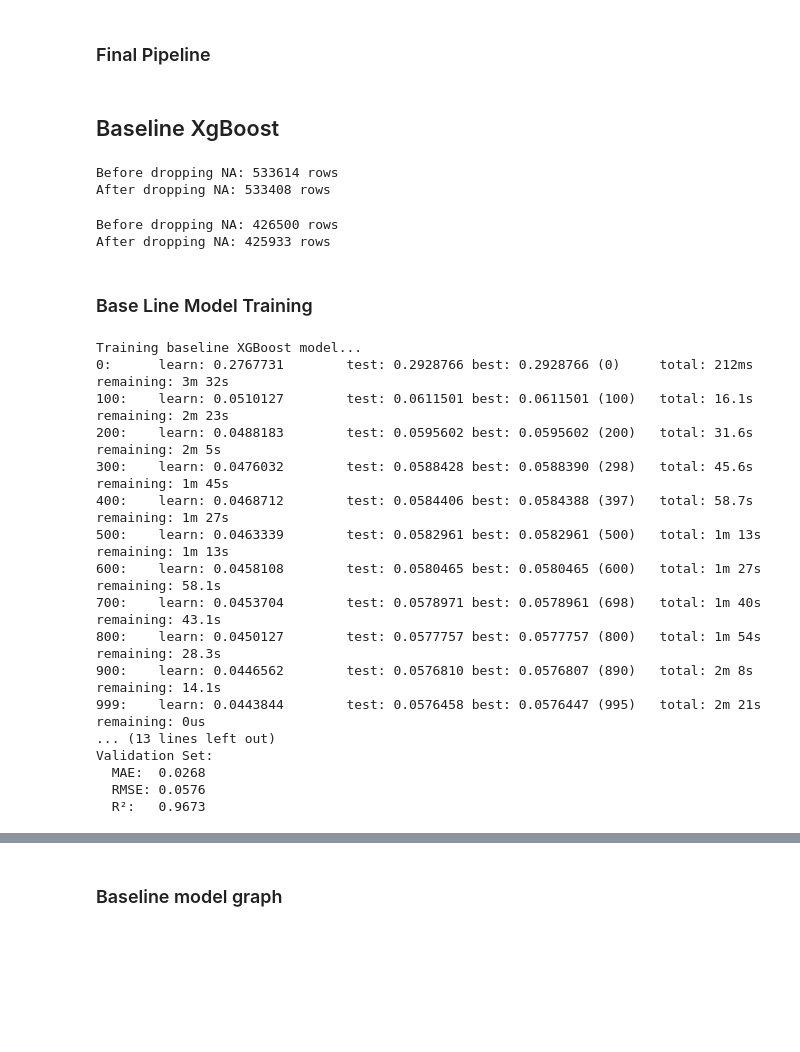
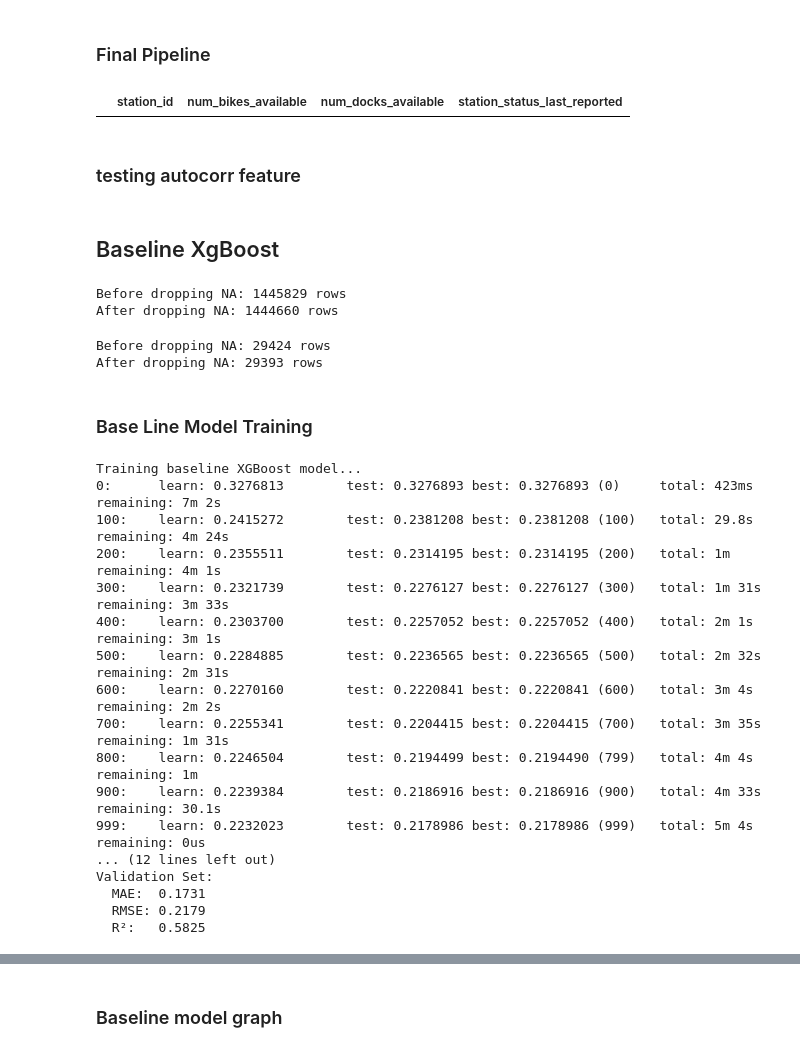
Before and after one commit to tristange123/citi_bike_project, a Jupyter notebook: Python_Backend/model_testing.ipynb, the cells around one changed output, grey strips where cells are left out. Drawn from its saved outputs; the diff is of its cells as text; code cells hidden in the pictures; blank space fills up the shorter version.

```diff
--- a/Python_Backend/model_testing.ipynb
+++ b/Python_Backend/model_testing.ipynb
@@ -82,3 +103,10 @@ def process_file(csv_file):
 
 
     return df
+# %%
+og = pd.read_csv('small_train_set.csv')
+og[og['station_id'] == 4537]
+# %% [output]
+|  | station_id | num_bikes_available | num_docks_available | station_status_last_reported |
+# %% [markdown]
+### testing autocorr feature
@@ -91,23 +126,23 @@ from sklearn.model_selection import TimeSeriesSplit
 from sklearn.metrics import mean_absolute_error, mean_squared_error, r2_score
 from catboost import CatBoostRegressor
 # %%
-df = process_file('medium_train_set.csv')
+df = process_file('mediumset_14thstbelow.csv')
 feature_columns = ['shortname', 'Month', 'Day', 'Hour',
-                   'IsWeekend', 'IsHoliday', 'IsNonWorkingDay', 'lat', 'lon', 'prev_percentage', 'time_since_last_lag', 'IsRushHour']
+                   'IsWeekend', 'IsHoliday', 'IsNonWorkingDay', 'lat', 'lon', 'IsRushHour','minute']
 
 
 X_train = df[feature_columns]
 y_train = df['percentage_available']
 # %% [output]
-Before dropping NA: 533614 rows
-After dropping NA: 533408 rows
+Before dropping NA: 1445829 rows
+After dropping NA: 1444660 rows
 # %%
-val_dataset = process_file('medium_crossval_set.csv')
+val_dataset = process_file('valset_14thstbelow.csv')
 X_val = val_dataset[feature_columns]
 y_val = val_dataset['percentage_available']
 # %% [output]
-Before dropping NA: 426500 rows
-After dropping NA: 425933 rows
+Before dropping NA: 29424 rows
+After dropping NA: 29393 rows
 # %% [markdown]
 ### Base Line Model Training
 # %%
@@ -125,7 +160,7 @@ baseline_model = CatBoostRegressor(
     verbose=100
 )
 
-baseline_model.fit(X_train, y_train, cat_features=['shortname'], eval_set=(X_val, y_val))
+baseline_model.fit(X_train, y_train, cat_features=['shortname', 'Month','Day'], eval_set=(X_val, y_val))
 
 y_train_pred = baseline_model.predict(X_train)
 y_val_pred = baseline_model.predict(X_val)
@@ -150,19 +185,19 @@ print(f"  RMSE: {val_rmse:.4f}")
 print(f"  R²:   {val_r2:.4f}")
 # %% [output]
 Training baseline XGBoost model...
-0:      learn: 0.2767731        test: 0.2928766 best: 0.2928766 (0)     total: 212ms    remaining: 3m 32s
-100:    learn: 0.0510127        test: 0.0611501 best: 0.0611501 (100)   total: 16.1s    remaining: 2m 23s
-200:    learn: 0.0488183        test: 0.0595602 best: 0.0595602 (200)   total: 31.6s    remaining: 2m 5s
-300:    learn: 0.0476032        test: 0.0588428 best: 0.0588390 (298)   total: 45.6s    remaining: 1m 45s
-400:    learn: 0.0468712        test: 0.0584406 best: 0.0584388 (397)   total: 58.7s    remaining: 1m 27s
-500:    learn: 0.0463339        test: 0.0582961 best: 0.0582961 (500)   total: 1m 13s   remaining: 1m 13s
-600:    learn: 0.0458108        test: 0.0580465 best: 0.0580465 (600)   total: 1m 27s   remaining: 58.1s
-700:    learn: 0.0453704        test: 0.0578971 best: 0.0578961 (698)   total: 1m 40s   remaining: 43.1s
-800:    learn: 0.0450127        test: 0.0577757 best: 0.0577757 (800)   total: 1m 54s   remaining: 28.3s
-900:    learn: 0.0446562        test: 0.0576810 best: 0.0576807 (890)   total: 2m 8s    remaining: 14.1s
-999:    learn: 0.0443844        test: 0.0576458 best: 0.0576447 (995)   total: 2m 21s   remaining: 0us
-... (13 lines left out)
+0:      learn: 0.3276813        test: 0.3276893 best: 0.3276893 (0)     total: 423ms    remaining: 7m 2s
+100:    learn: 0.2415272        test: 0.2381208 best: 0.2381208 (100)   total: 29.8s    remaining: 4m 24s
+200:    learn: 0.2355511        test: 0.2314195 best: 0.2314195 (200)   total: 1m       remaining: 4m 1s
+300:    learn: 0.2321739        test: 0.2276127 best: 0.2276127 (300)   total: 1m 31s   remaining: 3m 33s
+400:    learn: 0.2303700        test: 0.2257052 best: 0.2257052 (400)   total: 2m 1s    remaining: 3m 1s
+500:    learn: 0.2284885        test: 0.2236565 best: 0.2236565 (500)   total: 2m 32s   remaining: 2m 31s
+600:    learn: 0.2270160        test: 0.2220841 best: 0.2220841 (600)   total: 3m 4s    remaining: 2m 2s
+700:    learn: 0.2255341        test: 0.2204415 best: 0.2204415 (700)   total: 3m 35s   remaining: 1m 31s
+800:    learn: 0.2246504        test: 0.2194499 best: 0.2194490 (799)   total: 4m 4s    remaining: 1m
+900:    learn: 0.2239384        test: 0.2186916 best: 0.2186916 (900)   total: 4m 33s   remaining: 30.1s
+999:    learn: 0.2232023        test: 0.2178986 best: 0.2178986 (999)   total: 5m 4s    remaining: 0us
+... (12 lines left out)
 Validation Set:
-  MAE:  0.0268
-  RMSE: 0.0576
-  R²:   0.9673
+  MAE:  0.1731
+  RMSE: 0.2179
+  R²:   0.5825
```
Also changed, not shown: parts of 12 cells of this notebook, 1 other file.
